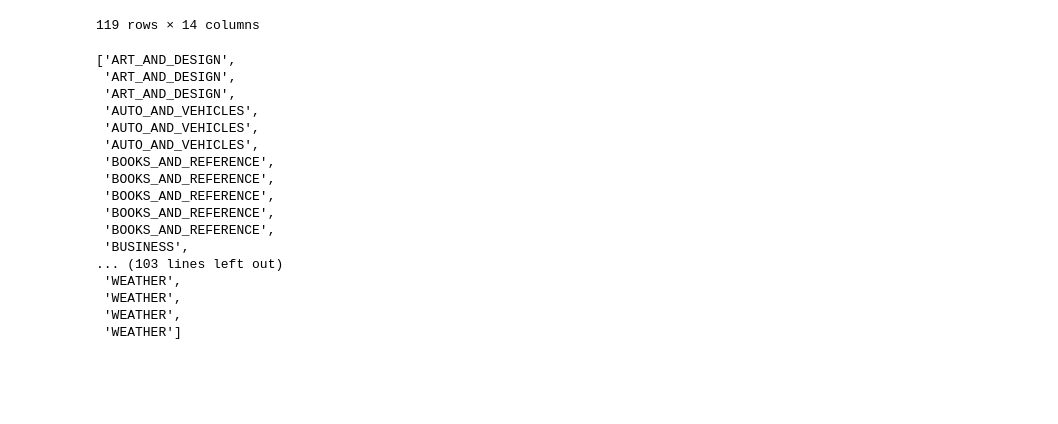
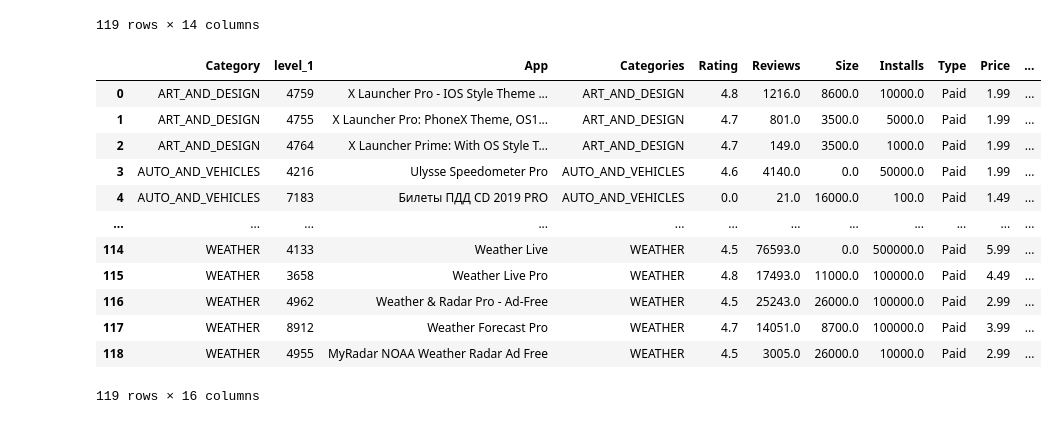
Before and after one commit to Ikayeze/develhope-second-project, a Jupyter notebook: Week_3.ipynb, the cells around one changed output. Saved outputs shown, nothing was run; the diff lists cells and outputs as text; code cells hidden in the pictures; blank space fills up the shorter version.

```diff
--- a/Week_3.ipynb
+++ b/Week_3.ipynb
@@ -415,24 +423,20 @@ a = paid_by_category.index
 # %%
-liste = []
-for i in a:
-    liste.append(i[0])
+paid_by_category
+# %% [output]
+|  | Category | level_1 | App | Categories | Rating | Reviews | Size | Installs | Type | Price | ... |
+| 0 | ART_AND_DESIGN | 4759 | X Launcher Pro - IOS Style Theme ... | ART_AND_DESIGN | 4.8 | 1216.0 | 8600.0 | 10000.0 | Paid | 1.99 | ... |
+| 1 | ART_AND_DESIGN | 4755 | X Launcher Pro: PhoneX Theme, OS1... | ART_AND_DESIGN | 4.7 | 801.0 | 3500.0 | 5000.0 | Paid | 1.99 | ... |
+| 2 | ART_AND_DESIGN | 4764 | X Launcher Prime: With OS Style T... | ART_AND_DESIGN | 4.7 | 149.0 | 3500.0 | 1000.0 | Paid | 1.99 | ... |
+| 3 | AUTO_AND_VEHICLES | 4216 | Ulysse Speedometer Pro | AUTO_AND_VEHICLES | 4.6 | 4140.0 | 0.0 | 50000.0 | Paid | 1.99 | ... |
+| 4 | AUTO_AND_VEHICLES | 7183 | Билеты ПДД CD 2019 PRO | AUTO_AND_VEHICLES | 0.0 | 21.0 | 16000.0 | 100.0 | Paid | 1.49 | ... |
+| ... | ... | ... | ... | ... | ... | ... | ... | ... | ... | ... | ... |
+| 114 | WEATHER | 4133 | Weather Live | WEATHER | 4.5 | 76593.0 | 0.0 | 500000.0 | Paid | 5.99 | ... |
+| 115 | WEATHER | 3658 | Weather Live Pro | WEATHER | 4.8 | 17493.0 | 11000.0 | 100000.0 | Paid | 4.49 | ... |
+| 116 | WEATHER | 4962 | Weather & Radar Pro - Ad-Free | WEATHER | 4.5 | 25243.0 | 26000.0 | 100000.0 | Paid | 2.99 | ... |
+| 117 | WEATHER | 8912 | Weather Forecast Pro | WEATHER | 4.7 | 14051.0 | 8700.0 | 100000.0 | Paid | 3.99 | ... |
+| 118 | WEATHER | 4955 | MyRadar NOAA Weather Radar Ad Free | WEATHER | 4.5 | 3005.0 | 26000.0 | 10000.0 | Paid | 2.99 | ... |
+119 rows × 16 columns
 # %%
-liste
+import plotly.express as px
+import numpy as np
+import plotly.graph_objects as go
-# %% [output]
-['ART_AND_DESIGN',
- 'ART_AND_DESIGN',
- 'ART_AND_DESIGN',
- 'AUTO_AND_VEHICLES',
- 'AUTO_AND_VEHICLES',
- 'AUTO_AND_VEHICLES',
- 'BOOKS_AND_REFERENCE',
- 'BOOKS_AND_REFERENCE',
- 'BOOKS_AND_REFERENCE',
- 'BOOKS_AND_REFERENCE',
- 'BOOKS_AND_REFERENCE',
- 'BUSINESS',
-... (103 lines left out)
- 'WEATHER',
- 'WEATHER',
- 'WEATHER',
- 'WEATHER']
```
Also changed, not shown: parts of 9 cells of this notebook.
